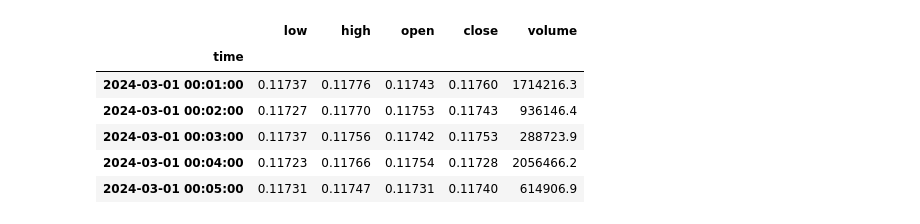
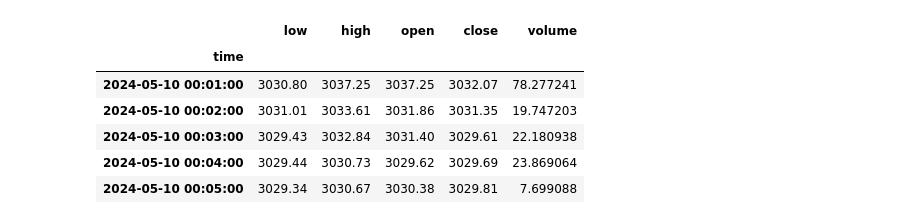
Before and after one commit to Sravya-Kottisa/Bootcamp_Project1_StockAnalysis, a Jupyter notebook: Historic_Data_Pull.ipynb, the cells around one changed output. Drawn from its saved outputs; the diff is of its cells as text; code cells hidden in the pictures.

```diff
--- a/Historic_Data_Pull.ipynb
+++ b/Historic_Data_Pull.ipynb
@@ -4,8 +4,8 @@ import pandas as pd
 
 # Create the HistoricalData object
 #new = HistoricalData('ETH-USD', 60, '2024-03-01-00-00')
-#new = HistoricalData('BTC-USD', 60, '2024-03-01-00-00')
-new = HistoricalData('DOGE-USD', 60, '2024-03-01-00-00')
+#new = HistoricalData('DOGE-USD', 60, '2024-03-01-00-00')
+new = HistoricalData('ETH-USD', 60, '2024-05-10-00-00')
 
 # Retrieve the data
 data = new.retrieve_data()
@@ -15,7 +15,7 @@ df = pd.DataFrame(data)
 
 
 # Write the output to a CSV file
-df.to_csv('output.csv', index=True)
+df.to_csv('output_ETH_New.csv', index=True)
 
 # Print sample data
 df.head()
@@ -40,7 +40,7 @@ Data for chunk 322 of 322 extracted
 |  | low | high | open | close | volume |
 | time |  |  |  |  |  |
-| 2024-03-01 00:01:00 | 0.11737 | 0.11776 | 0.11743 | 0.11760 | 1714216.3 |
-| 2024-03-01 00:02:00 | 0.11727 | 0.11770 | 0.11753 | 0.11743 | 936146.4 |
-| 2024-03-01 00:03:00 | 0.11737 | 0.11756 | 0.11742 | 0.11753 | 288723.9 |
-| 2024-03-01 00:04:00 | 0.11723 | 0.11766 | 0.11754 | 0.11728 | 2056466.2 |
-| 2024-03-01 00:05:00 | 0.11731 | 0.11747 | 0.11731 | 0.11740 | 614906.9 |
+| 2024-05-10 00:01:00 | 3030.80 | 3037.25 | 3037.25 | 3032.07 | 78.277241 |
+| 2024-05-10 00:02:00 | 3031.01 | 3033.61 | 3031.86 | 3031.35 | 19.747203 |
+| 2024-05-10 00:03:00 | 3029.43 | 3032.84 | 3031.40 | 3029.61 | 22.180938 |
+| 2024-05-10 00:04:00 | 3029.44 | 3030.73 | 3029.62 | 3029.69 | 23.869064 |
+| 2024-05-10 00:05:00 | 3029.34 | 3030.67 | 3030.38 | 3029.81 | 7.699088 |
```
Also changed, not shown: parts of 5 cells of this notebook.
